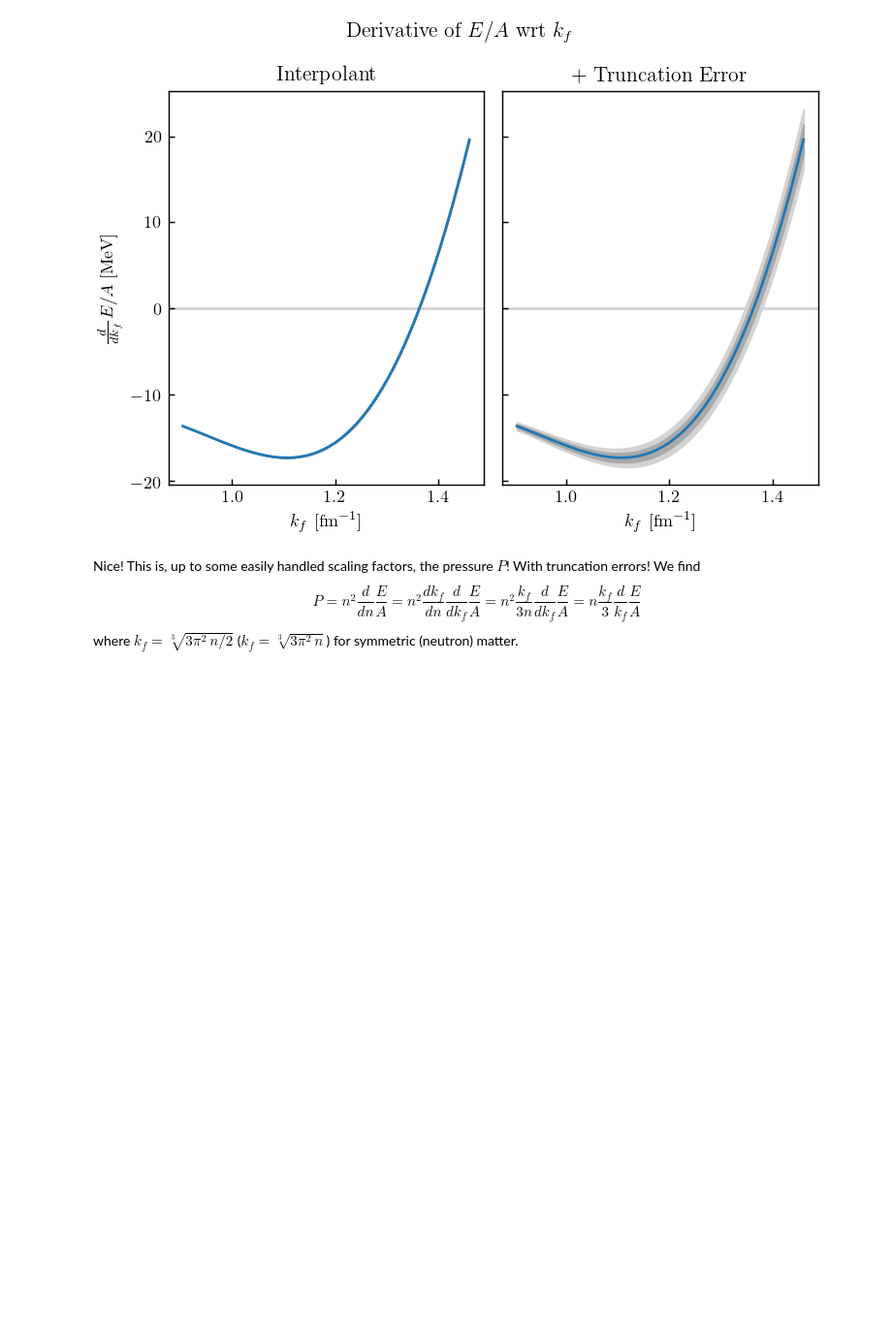
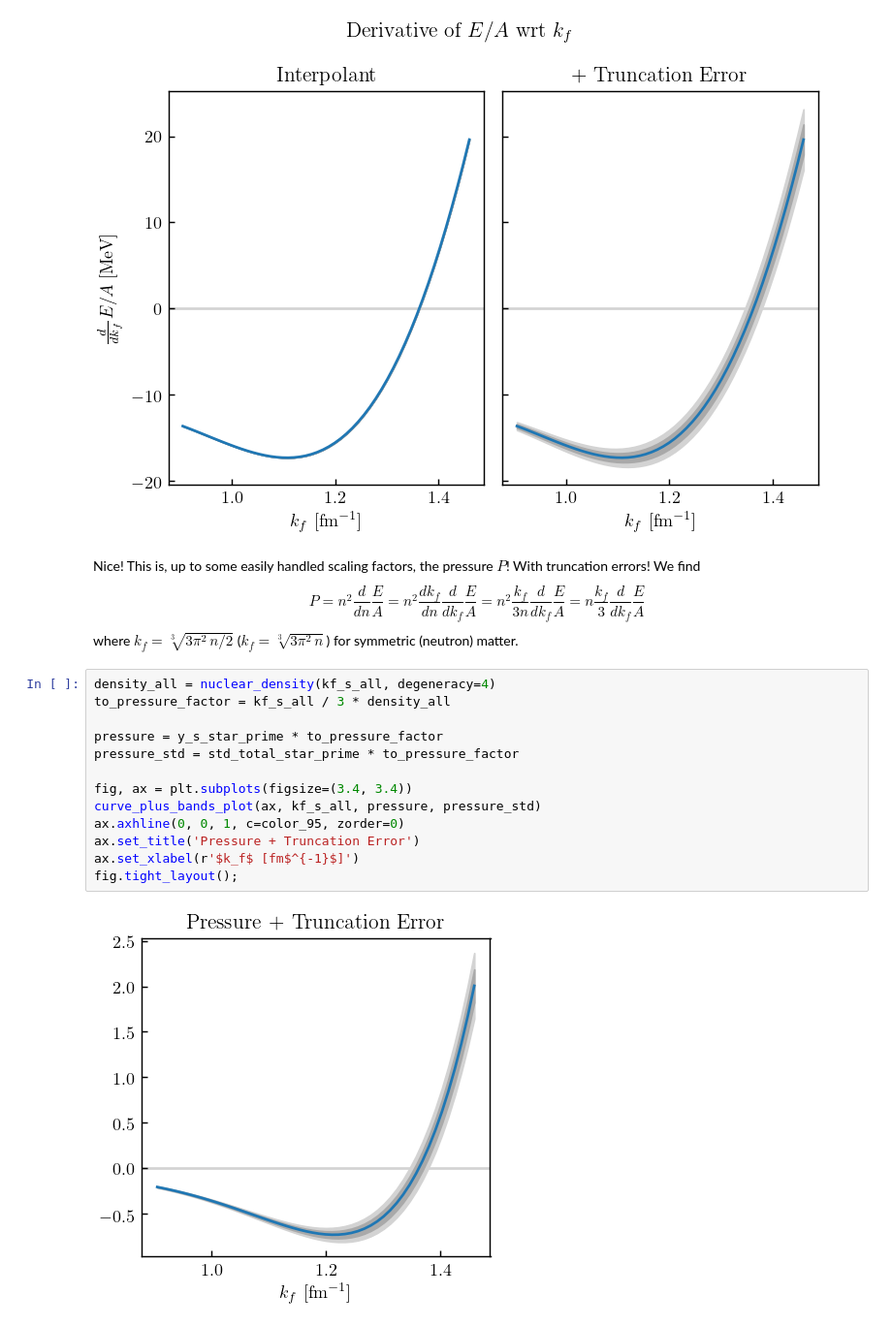
Before and after one commit to buqeye/nuclear-matter-convergence, a Jupyter notebook: analysis/derivatives-bands.ipynb, the cells around one changed output. Shown at 97% size. Drawn from its saved outputs; the diff is of its cells as text; blank space fills up the shorter version.

```diff
--- a/analysis/derivatives-bands.ipynb
+++ b/analysis/derivatives-bands.ipynb
@@ -385,6 +388,21 @@ fig.tight_layout()
 # %% [markdown]
 Nice! This is, up to some easily handled scaling factors, the pressure $P$! With truncation errors! We find
 $$
-P = n^2 \frac{d}{dn} \frac{E}{A} = n^2 \frac{dk_f}{dn} \frac{d}{dk_f}  \frac{E}{A} = n^2 \frac{k_f}{3n} \frac{d}{dk_f}  \frac{E}{A} = n \frac{k_f}{3} \frac{d}{k_f}  \frac{E}{A}
+P = n^2 \frac{d}{dn} \frac{E}{A} = n^2 \frac{dk_f}{dn} \frac{d}{dk_f}  \frac{E}{A} = n^2 \frac{k_f}{3n} \frac{d}{dk_f}  \frac{E}{A} = n \frac{k_f}{3} \frac{d}{dk_f}  \frac{E}{A}
 $$
 where $k_f = \sqrt[3]{3\pi^2\, n/2}$ ($k_f = \sqrt[3]{3\pi^2\, n}$) for symmetric (neutron) matter.
+# %%
+density_all = nuclear_density(kf_s_all, degeneracy=4)
+to_pressure_factor = kf_s_all / 3 * density_all
+
+pressure = y_s_star_prime * to_pressure_factor
+pressure_std = std_total_star_prime * to_pressure_factor
+
+fig, ax = plt.subplots(figsize=(3.4, 3.4))
+curve_plus_bands_plot(ax, kf_s_all, pressure, pressure_std)
+ax.axhline(0, 0, 1, c=color_95, zorder=0)
+ax.set_title('Pressure + Truncation Error')
+ax.set_xlabel(r'$k_f$ [fm$^{-1}$]')
+fig.tight_layout();
+# %% [output]
+[figure, added]
```
Also changed, not shown: parts of 5 cells of this notebook, 2 other files.
